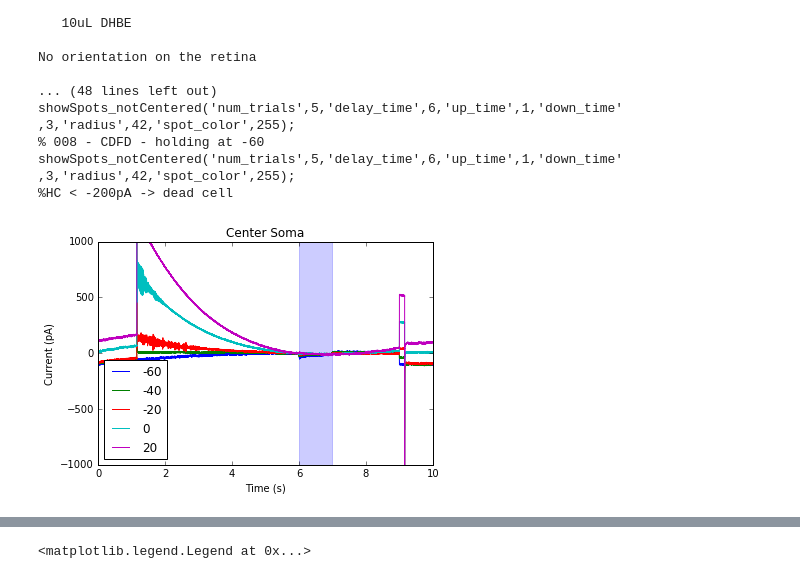
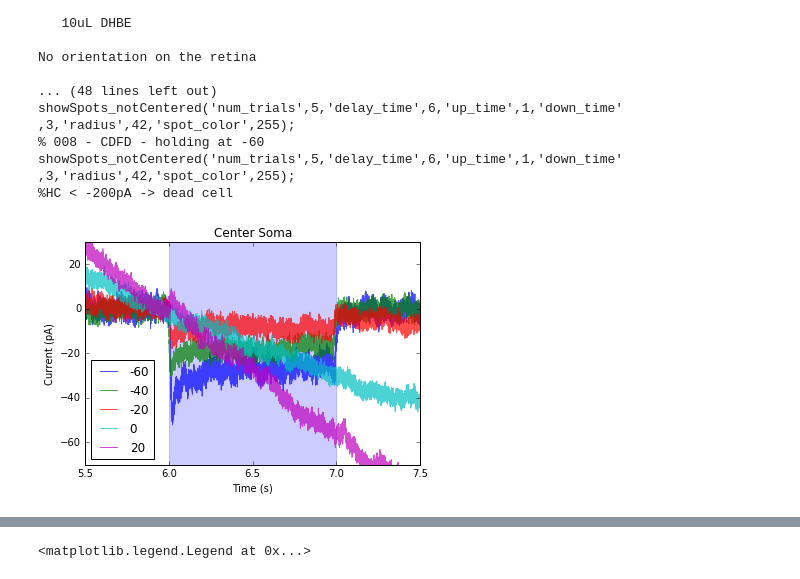
Before and after one commit to vdutell/ephysanalysis, a Jupyter notebook: vclamp.ipynb, the cells around one changed output, grey strips where cells are left out. Saved outputs shown, nothing was run; the diff lists cells and outputs as text; code cells hidden in the pictures.

Commit message:
summmary figures

```diff
--- a/vclamp.ipynb
+++ b/vclamp.ipynb
@@ -1178,7 +1162,7 @@ def plotavgsweeps(sweeplist, conditions_list, fnamepre, fnamepost, mylabel, stim
         #print(avg)
 
 
-        plt.plot(times, avg, label = sweeplist[i])
+        plt.plot(times, avg, label = sweeplist[i], alpha = 0.7)
 # %%
 sweeplist = ['-60','-40','-20','0','20']
 cs_conditions = ['0003','0004','0005']
@@ -1190,34 +1174,34 @@ mylabel = ''
 stimstart = 6.
 stimend = 7.
 rawbg = 0
 submean = 1
-fullsweep = 1
-hpfilter = 1
+fullsweep = 0
+hpfilter = 0
 
 plotavgsweeps(sweeplist, cs_conditions, fnamepre, fnamepost, mylabel, stimstart, stimend, rawbg, submean, hpfilter)
 
 ##show limits of stimulation
 plt.axvspan(stimstart, stimend, alpha=0.2, color='blue')
 
 #choose how much of sweep to plot (x and y limits)
 if(fullsweep):
     plt.xlim([0, 10])
     plt.ylim([-1000, 1000])
 elif not(submean):
     plt.xlim([5.5, 7.5])
     plt.ylim([-100, 50])
 elif(submean):
     plt.xlim([5.5, 7.5])
     plt.ylim([-70, 30])
 
 plt.xlabel('Time (s)')
 plt.ylabel('Current (pA)')
 
 plt.title('Center Soma')
 
 if not(rawbg):
     plt.legend(loc=3)
     plt.show()
 # %% [output]
-[figure, old version]
+[figure, new version]
 # %%
```
Also changed, not shown: parts of 21 cells of this notebook, 1 other file.
